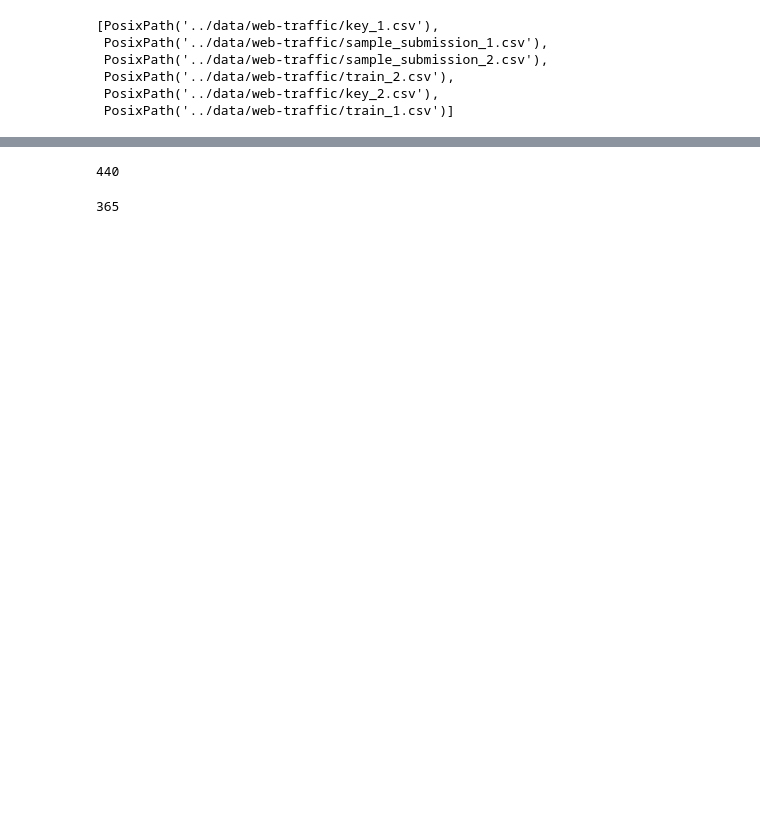
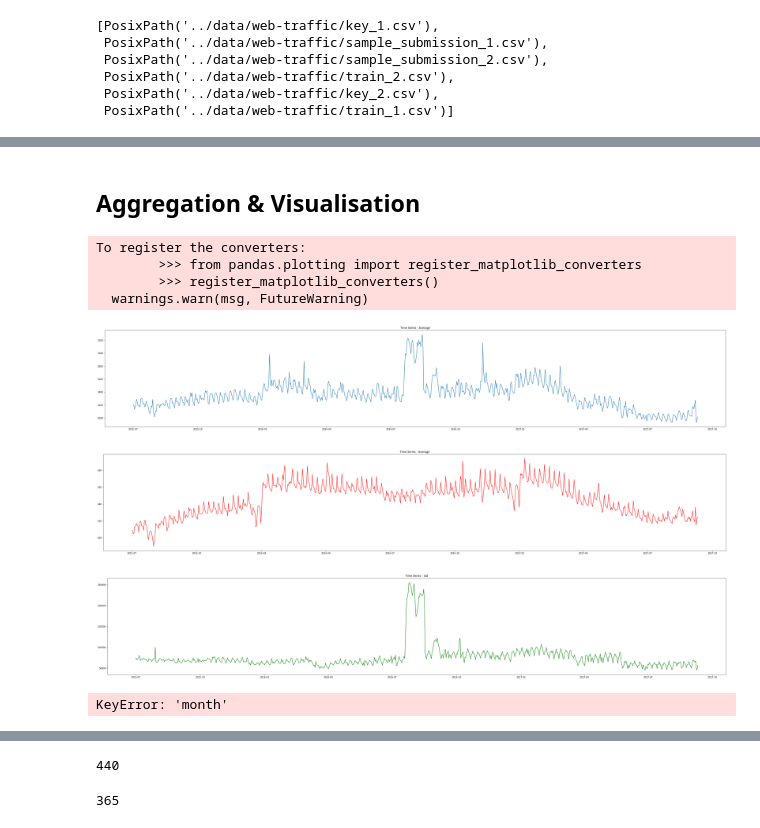
Before and after one commit to lalit527/web_analysis, a Jupyter notebook: simple_model-Copy1.ipynb, the cells around one changed output, grey strips where cells are left out. Cells and saved outputs as stored; diff of their text form; code cells hidden in the pictures; blank space fills up the shorter version.

Commit message:
Added data for testing

```diff
--- a/simple_model-Copy1.ipynb
+++ b/simple_model-Copy1.ipynb
@@ -64,0 +91,6 @@ offset = 1/2
+# %%
+train_flattened = pd.melt(train_all[list(train_all.columns[-803:])+['Page']],
+                          id_vars='Page', var_name='date', value_name='Visits')
+
+train_flattened['date'] = train_flattened['date'].astype('datetime64[ns]')
+train_flattened['weekend'] = ((train_flattened.date.dt.dayofweek) // 5 == 1).astype(float)
@@ -64,0 +106,12 @@ offset = 1/2
+# %%
+df_median = pd.DataFrame(train_flattened.groupby(['Page'])['Visits'].median())
+df_median.columns = ['median']
+
+df_mean   = pd.DataFrame(train_flattened.groupby(['Page'])['Visits'].mean())
+df_mean.columns = ['mean']
+
+df_std    = pd.DataFrame(train_flattened.groupby(['Page'])['Visits'].std())
+df_std.columns = ['std']
+
+train_flattened = train_flattened.set_index('Page').join(df_mean).join(df_median).join(df_std)
+train_flattened.head()
@@ -64,0 +126,61 @@ offset = 1/2
+# %%
+train_flattened['weekday'] = train_flattened['date'].apply(lambda x: x.weekday())
+train_flattened['year'] = train_flattened.date.dt.year
+train_flattened['month'] = train_flattened.date.dt.month
+train_flattened['day'] = train_flattened.date.dt.day
+train_flattened.head()
+# %% [markdown]
+## Aggregation & Visualisation
+# %%
+plt.figure(figsize=(50, 8))
+mean_group = train_flattened[['Page', 'date', 'Visits']].groupby(['date'])['Visits'].mean()
+plt.plot(mean_group)
+plt.title('Time Series - Average')
+plt.show()
+# %% [output]
+To register the converters:
+        >>> from pandas.plotting import register_matplotlib_converters
+        >>> register_matplotlib_converters()
+  warnings.warn(msg, FutureWarning)
+[figure, added]
+# %%
+plt.figure(figsize=(50, 8))
+median_group = train_flattened[['Page', 'date', 'Visits']].groupby(['date'])['Visits'].median()
+plt.plot(median_group, color='r')
+plt.title('Time Series - Average')
+plt.show()
+# %% [output]
+[figure, added]
+# %%
+plt.figure(figsize=(50, 8))
+std_group = train_flattened[['Page','date','Visits']].groupby(['date'])['Visits'].std()
+plt.plot(std_group, color = 'g')
+plt.title('Time Series - std')
+plt.show()
+# %% [output]
+[figure, added]
+# %%
+train_flattened['month_num'] = train_flattened['month']
+train_flattened['month'].replace('12', '12 - December', inplace=True)
+train_flattened['month'].replace('11', '11 - November', inplace=True)
+train_flattened['month'].replace('10', '10 - October', inplace=True)
+train_flattened['month'].replace('09', '09 - September', inplace=True)
+train_flattened['month'].replace('08', '08 - August', inplace=True)
+train_flattened['month'].replace('07', '07 - July', inplace=True)
+train_flattened['month'].replace('06', '06 - June', inplace=True)
+train_flattened['month'].replace('05', '05 - May', inplace=True)
+train_flattened['month'].replace('04', '04 - April', inplace=True)
+train_flattened['month'].replace('03', '03 - March', inplace=True)
+train_flattened['month'].replace('02', '02 - February', inplace=True)
+train_flattened['month'].replace('01', '01 - January', inplace=True)
+
+train_flattened['weekday_num'] = train_flattened['weekday']
+train_flattened['weekday'].replace(0,'01 - Monday',inplace=True)
+train_flattened['weekday'].replace(1,'02 - Tuesday',inplace=True)
+train_flattened['weekday'].replace(2,'03 - Wednesday',inplace=True)
+train_flattened['weekday'].replace(3,'04 - Thursday',inplace=True)
+train_flattened['weekday'].replace(4,'05 - Friday',inplace=True)
+train_flattened['weekday'].replace(5,'06 - Saturday',inplace=True)
+train_flattened['weekday'].replace(6,'07 - Sunday',inplace=True)
+# %% [output]
+KeyError: 'month'
```
Also changed, not shown: parts of 12 cells of this notebook, 1 other file.
